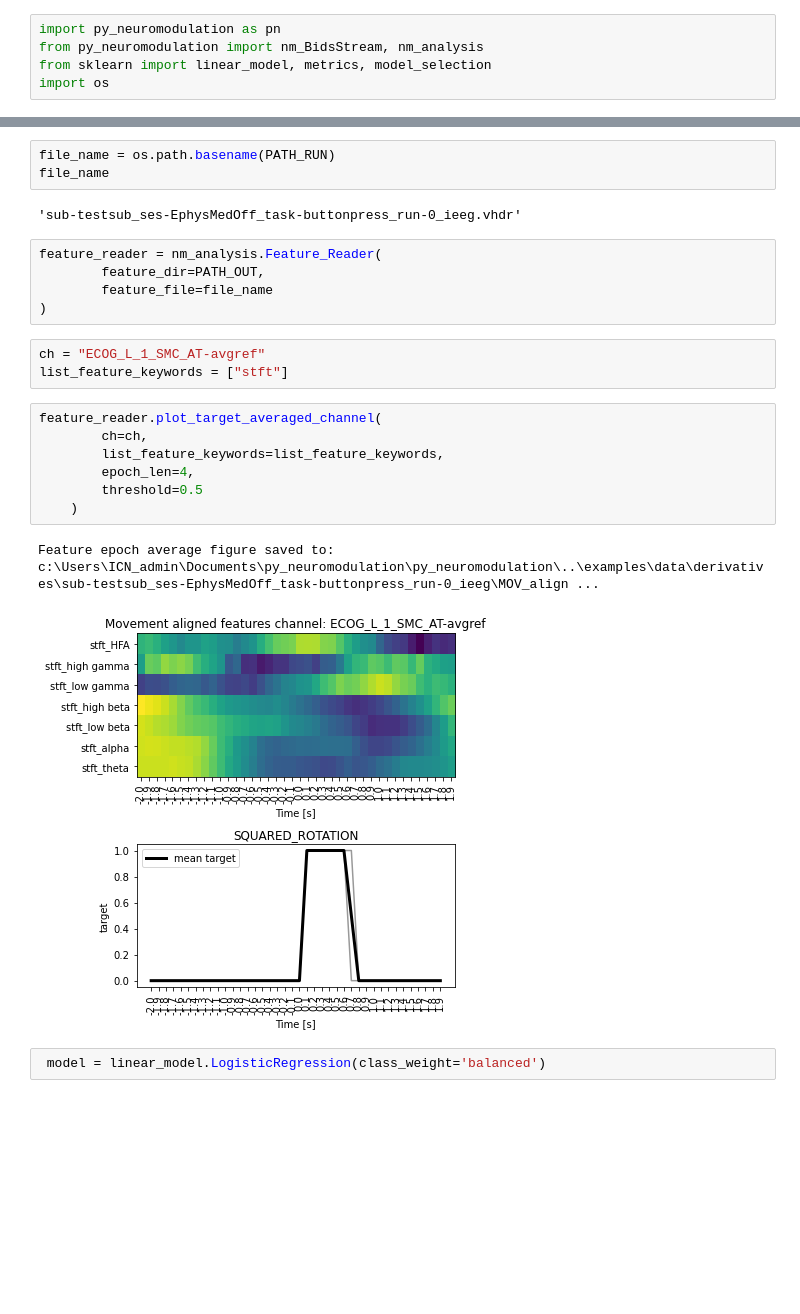
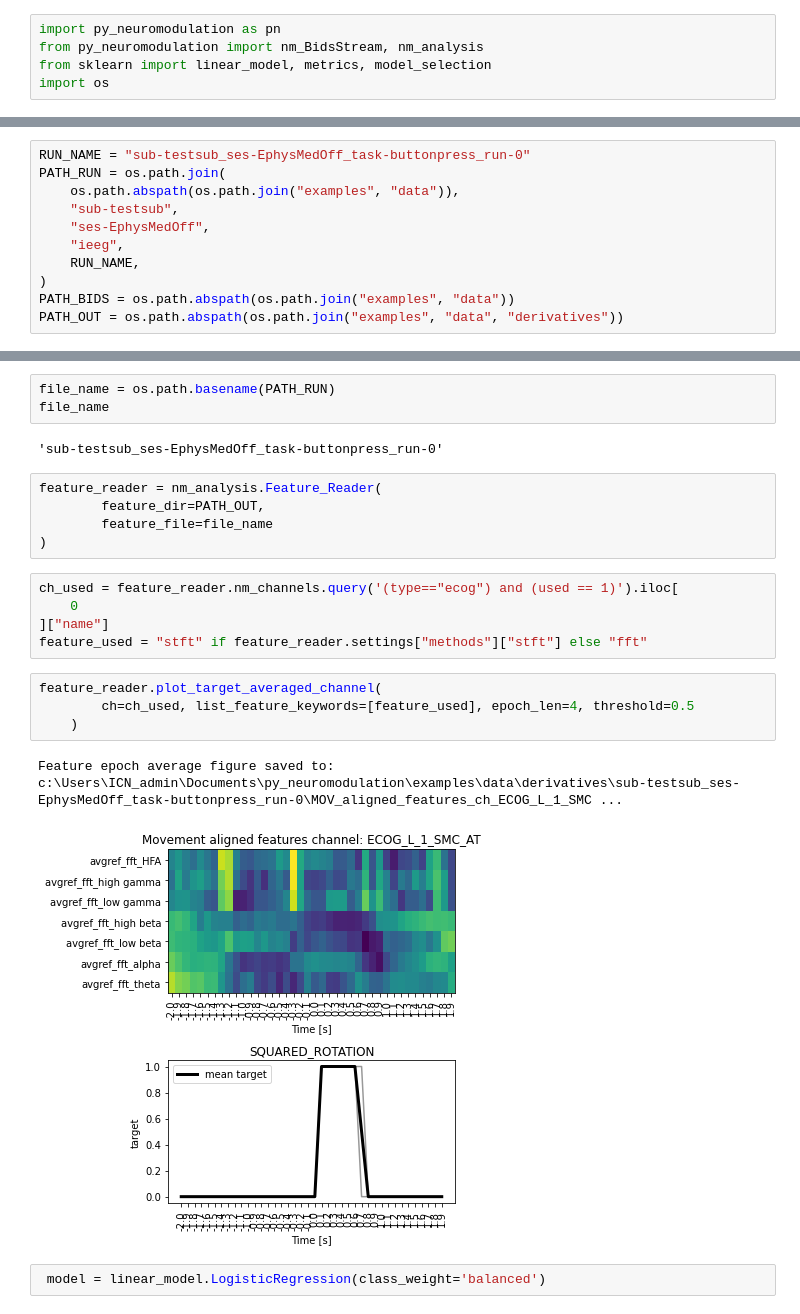
Before and after one commit to neuromodulation/py_neuromodulation, a Jupyter notebook: example_BIDS.ipynb, the cells around one changed output, grey strips where cells are left out. Drawn from its saved outputs; the diff is of its cells as text; blank space fills up the shorter version.

```diff
--- a/example_BIDS.ipynb
+++ b/example_BIDS.ipynb
@@ -19 +6,12 @@ PATH_OUT = os.path.join(
+# %%
+RUN_NAME = "sub-testsub_ses-EphysMedOff_task-buttonpress_run-0"
+PATH_RUN = os.path.join(
+    os.path.abspath(os.path.join("examples", "data")),
+    "sub-testsub",
+    "ses-EphysMedOff",
+    "ieeg",
+    RUN_NAME,
+)
+PATH_BIDS = os.path.abspath(os.path.join("examples", "data"))
+PATH_OUT = os.path.abspath(os.path.join("examples", "data", "derivatives"))
 # %%
@@ -124,25 +126,24 @@ pn_stream.feature_arr.describe()
 file_name = os.path.basename(PATH_RUN)
 file_name
 # %% [output]
-'sub-testsub_ses-EphysMedOff_task-buttonpress_run-0_ieeg.vhdr'
+'sub-testsub_ses-EphysMedOff_task-buttonpress_run-0'
 # %%
 feature_reader = nm_analysis.Feature_Reader(
         feature_dir=PATH_OUT,
         feature_file=file_name
 )
-# %%
-ch = "ECOG_L_1_SMC_AT-avgref"
-list_feature_keywords = ["stft"]
+# %%
+ch_used = feature_reader.nm_channels.query('(type=="ecog") and (used == 1)').iloc[
+    0
+]["name"]
+feature_used = "stft" if feature_reader.settings["methods"]["stft"] else "fft"
 # %%
 feature_reader.plot_target_averaged_channel(
-        ch=ch,
-        list_feature_keywords=list_feature_keywords,
-        epoch_len=4,
-        threshold=0.5
+        ch=ch_used, list_feature_keywords=[feature_used], epoch_len=4, threshold=0.5
     )
 # %% [output]
-Feature epoch average figure saved to: c:\Users\ICN_admin\Documents\py_neuromodulation\py_neuromodulation\..\examples\data\derivatives\sub-testsub_ses-EphysMedOff_task-buttonpress_run-0_ieeg\MOV_align ...
+Feature epoch average figure saved to: c:\Users\ICN_admin\Documents\py_neuromodulation\examples\data\derivatives\sub-testsub_ses-EphysMedOff_task-buttonpress_run-0\MOV_aligned_features_ch_ECOG_L_1_SMC ...
-[figure, old version]
+[figure, new version]
 # %%
  model = linear_model.LogisticRegression(class_weight='balanced')
 # %%
```
Also changed, not shown: parts of 10 cells of this notebook, 15 other files.
